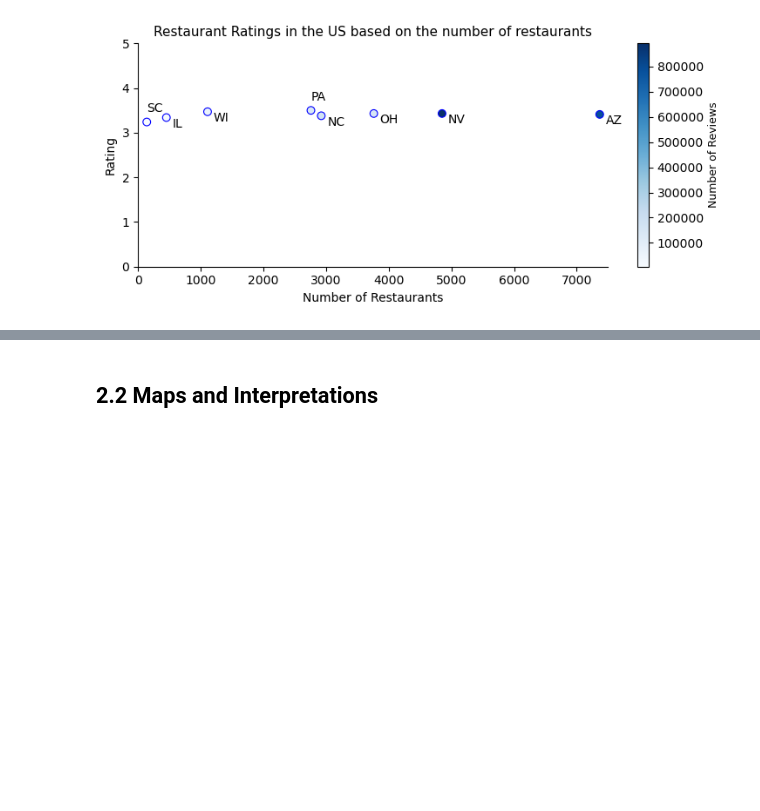
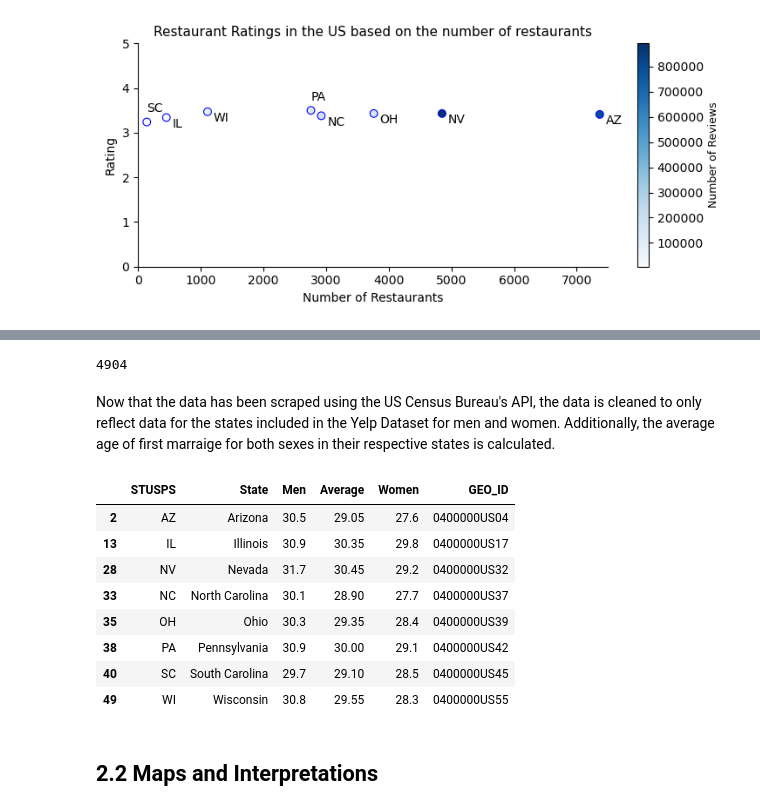
Before and after one commit to vvickychan/yelp-code, a Jupyter notebook: yelp.ipynb, the cells around one changed output, grey strips where cells are left out. Cells and saved outputs as stored; diff of their text form; code cells hidden in the pictures; blank space fills up the shorter version.

Commit message:
Project 3 Part 2
Minor edits to project 2 feedback
Webscraping from US Census API & Data cleaning
Still need to merge and create visualizations to complete part 2

```diff
--- a/yelp.ipynb
+++ b/yelp.ipynb
@@ -644,3 +626,54 @@ plt.show()
+# %%
+# URL from US Census Bureau API
+url = 'https://api.census.gov/data/2021/acs/acs1?get=NAME,group(B12007)&for=state'
+
+r=requests.get(url)
+open('state_median_marriage_2021.csv', 'wb').write(r.content)
+# %% [output]
+4904
+# %%
+fname = 'state_median_marriage_2021.csv' # the data in the cv file
+df = pd.read_csv(fname)                  # reading the csv file as a pandas df
+# %% [markdown]
+Now that the data has been scraped using the US Census Bureau's API, the data is cleaned to only reflect data for the states included in the Yelp Dataset for men and women. Additionally, the average age of first marraige for both sexes in their respective states is calculated.
+# %%
+marriage_df = df.copy()
+
+# cleaning the data from API
+# keep B12007_001E for median age of men and B12007_002E for median age of women
+first = marriage_df.pop('NAME')
+marriage_df.insert(0, 'NAME', first)
+
+marriage_df = marriage_df.rename(columns={'state]': 'state', 'B12007_001E': 'Men', 'B12007_002E': 'Women', 'NAME': 'State'}).drop(['[["NAME"', 'state', 'B12007_001M', 'B12007_002M'], axis=1).dropna(axis=1)
+
+# add the STUSPS which will be used to merge with the dataframes created earlier
+state_data = gpd.read_file('/Users/vickychan/Dropbox/Mac/Desktop/yelp-code/statelatlong.csv')
+state_data = state_data.rename(columns={'State': 'STUSPS', 'City': 'State'})
+marriage_df = marriage_df.merge(state_data,how='left', on='State').drop(['Latitude', 'Longitude', 'geometry'], axis=1)
+
+second = marriage_df.pop('STUSPS')
+marriage_df.insert(0, 'STUSPS', second)
+
+# extract the states included in the Yelp Dataset
+states = ['Arizona', 'Illinois', 'North Carolina', 'Nevada', 'Ohio', 'Pennsylvania', 'South Carolina', 'Wisconsin']
+
+marriage_df = marriage_df[marriage_df['State'].isin(states)]
+marriage_df['Average'] = marriage_df[['Men', 'Women']].mean(axis=1)
+
+third = marriage_df.pop('Average')
+marriage_df.insert(3, 'Average', third)
+
+marriage_df
+# %% [output]
+|  | STUSPS | State | Men | Average | Women | GEO_ID |
+| 2 | AZ | Arizona | 30.5 | 29.05 | 27.6 | 0400000US04 |
+| 13 | IL | Illinois | 30.9 | 30.35 | 29.8 | 0400000US17 |
+| 28 | NV | Nevada | 31.7 | 30.45 | 29.2 | 0400000US32 |
+| 33 | NC | North Carolina | 30.1 | 28.90 | 27.7 | 0400000US37 |
+| 35 | OH | Ohio | 30.3 | 29.35 | 28.4 | 0400000US39 |
+| 38 | PA | Pennsylvania | 30.9 | 30.00 | 29.1 | 0400000US42 |
+| 40 | SC | South Carolina | 29.7 | 29.10 | 28.5 | 0400000US45 |
+| 49 | WI | Wisconsin | 30.8 | 29.55 | 28.3 | 0400000US55 |
 # %% [markdown]
 ## 2.2 Maps and Interpretations
 # %% [markdown]
```
Also changed, not shown: parts of 22 cells of this notebook, 1 other file.
